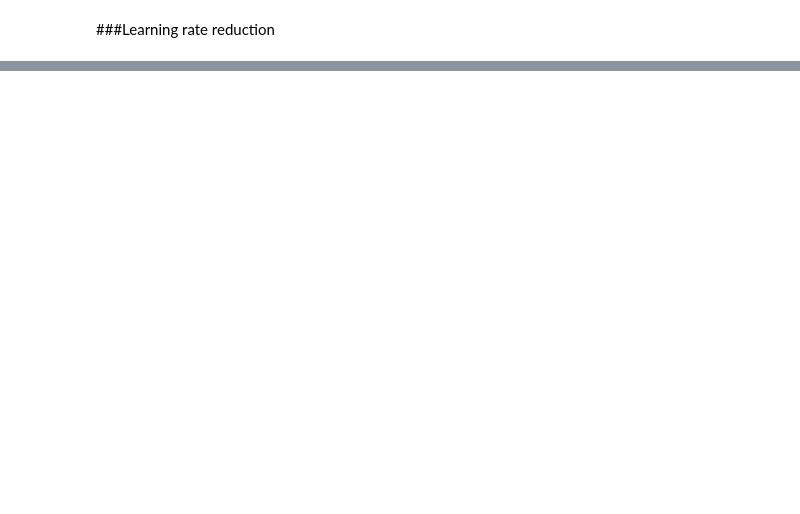
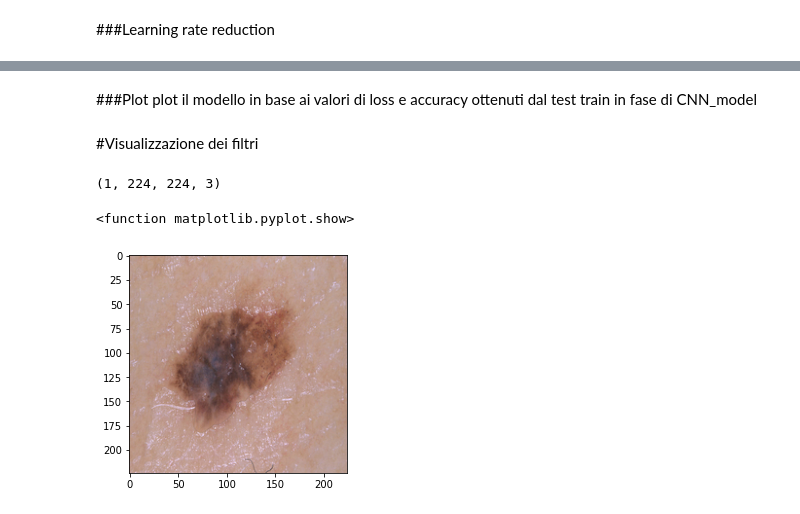
Before and after one commit to Reevoc/Tesi, a Jupyter notebook: Tumori_Benigni_Maligni_25GB_RAM.ipynb, the cells around one changed output, grey strips where cells are left out. Saved outputs shown, nothing was run; the diff lists cells and outputs as text; code cells hidden in the pictures; blank space fills up the shorter version.

```diff
--- a/Tumori_Benigni_Maligni_25GB_RAM.ipynb
+++ b/Tumori_Benigni_Maligni_25GB_RAM.ipynb
@@ -451,0 +189,3 @@ def load_model(epoch, generator):
+# %% [markdown]
+###Plot
+plot il modello in base ai valori di loss e accuracy ottenuti dal test train in fase di CNN_model
@@ -451,0 +228,15 @@ def load_model(epoch, generator):
+# %% [markdown]
+#Visualizzazione dei filtri
+# %%
+img_path = '/content/drive/MyDrive/Dati/train/benign/photo10.jpg'
+img = image.load_img(img_path, target_size = (224, 224))
+img_tensor = image.img_to_array(img)
+img_tensor = np.expand_dims(img_tensor, axis = 0)
+img_tensor /= 255.
+print(img_tensor.shape)
+plt.imshow(img_tensor[0])
+plt.show
+# %% [output]
+(1, 224, 224, 3)
+<function matplotlib.pyplot.show>
+[figure, added]
```
Also changed, not shown: parts of 59 cells of this notebook.
